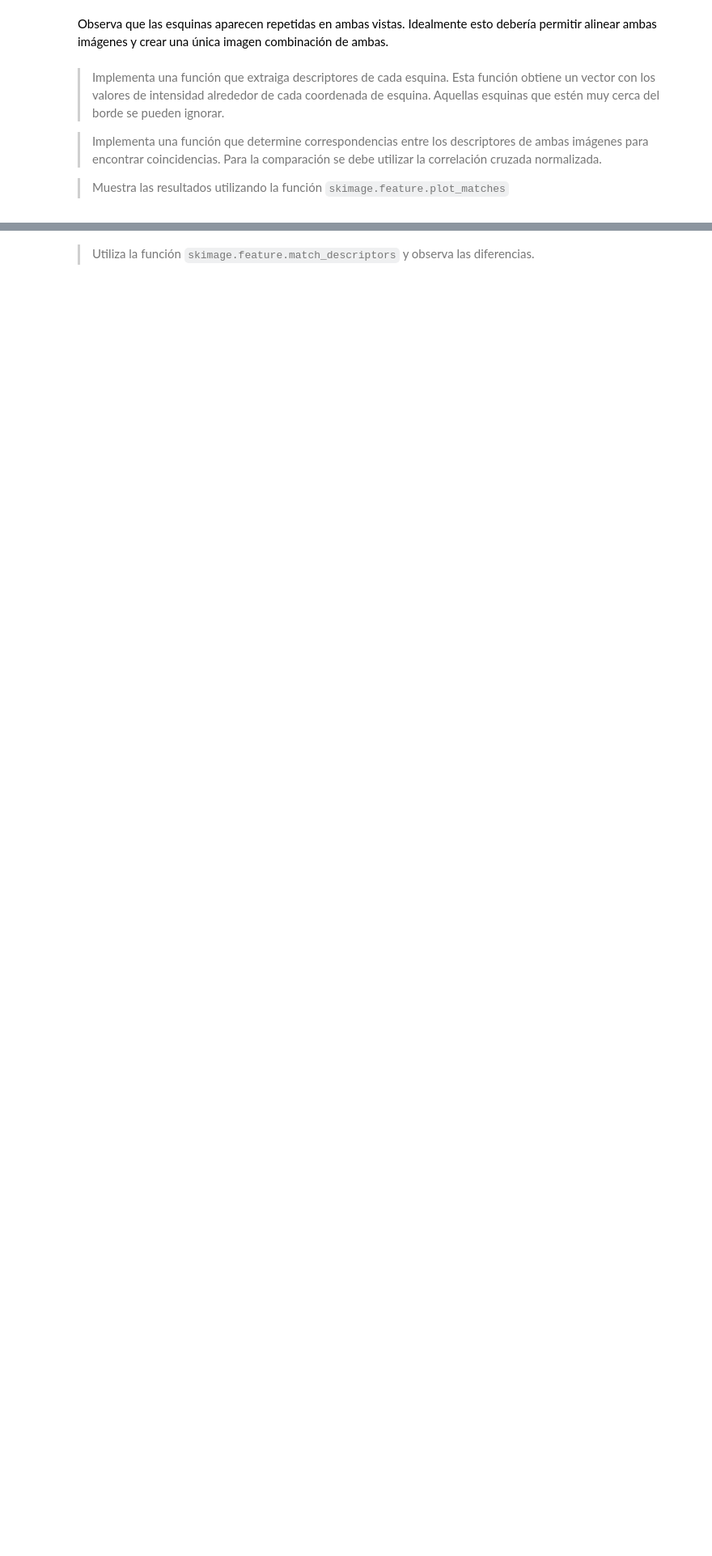
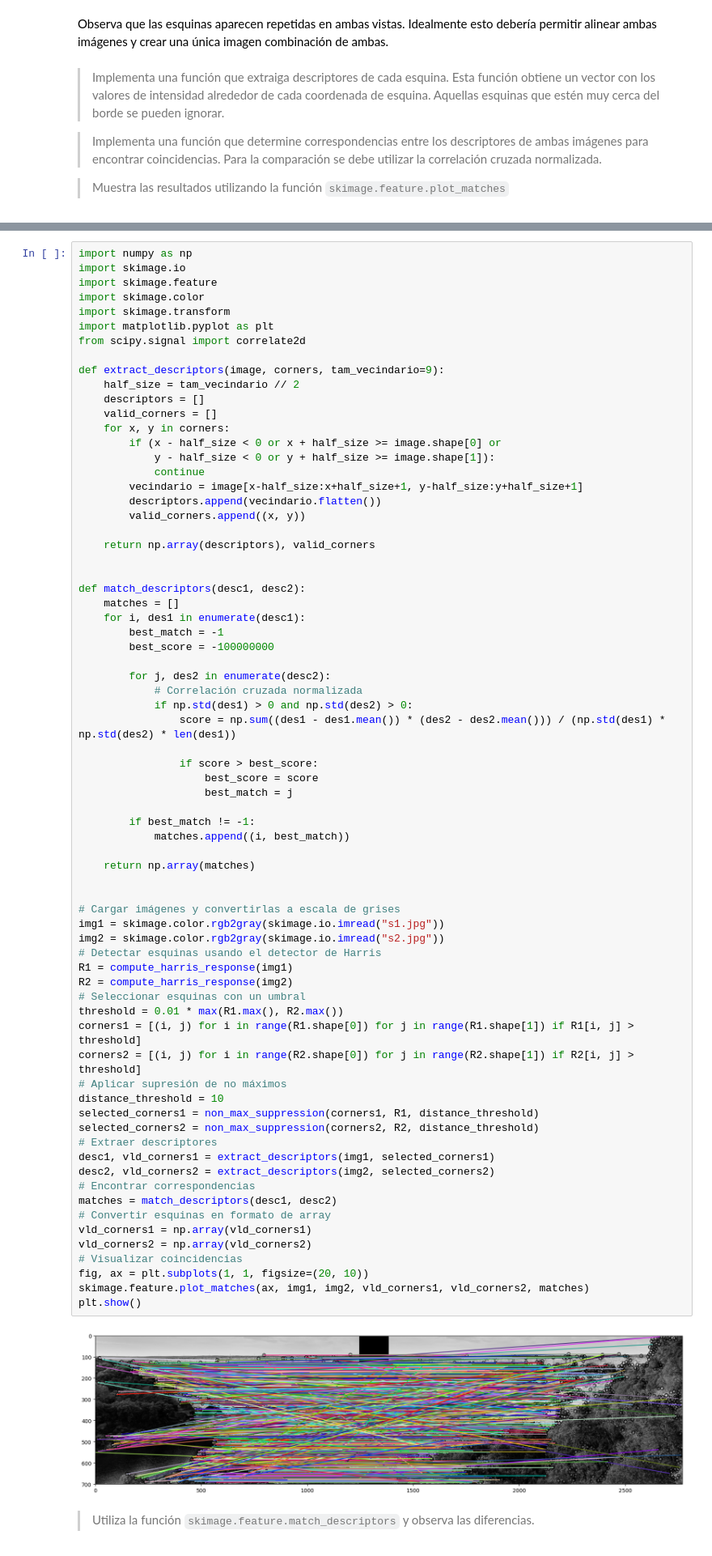
Before and after one commit to uo288207/vision_artificial, a Jupyter notebook: Prac05-Puntos.ipynb, the cells around one changed output, grey strips where cells are left out. Shown at 81% size. Cells and saved outputs as stored; diff of their text form; blank space fills up the shorter version.

```diff
--- a/Prac05-Puntos.ipynb
+++ b/Prac05-Puntos.ipynb
@@ -355,3 +212,76 @@ plt.show()
+# %%
+import numpy as np
+import skimage.io
+import skimage.feature
+import skimage.color
+import skimage.transform
+import matplotlib.pyplot as plt
+from scipy.signal import correlate2d
+
+def extract_descriptors(image, corners, tam_vecindario=9):
+    half_size = tam_vecindario // 2
+    descriptors = []
+    valid_corners = []
+    for x, y in corners:
+        if (x - half_size < 0 or x + half_size >= image.shape[0] or
+            y - half_size < 0 or y + half_size >= image.shape[1]):
+            continue
+        vecindario = image[x-half_size:x+half_size+1, y-half_size:y+half_size+1]
+        descriptors.append(vecindario.flatten())
+        valid_corners.append((x, y))
+
+    return np.array(descriptors), valid_corners
+
+
+def match_descriptors(desc1, desc2):
+    matches = []
+    for i, des1 in enumerate(desc1):
+        best_match = -1
+        best_score = -100000000
+
+        for j, des2 in enumerate(desc2):
+            # Correlación cruzada normalizada
+            if np.std(des1) > 0 and np.std(des2) > 0:
+                score = np.sum((des1 - des1.mean()) * (des2 - des2.mean())) / (np.std(des1) * np.std(des2) * len(des1))
+
+                if score > best_score:
+                    best_score = score
+                    best_match = j
+
+        if best_match != -1:
+            matches.append((i, best_match))
+
+    return np.array(matches)
+
+
+# Cargar imágenes y convertirlas a escala de grises
+img1 = skimage.color.rgb2gray(skimage.io.imread("s1.jpg"))
+img2 = skimage.color.rgb2gray(skimage.io.imread("s2.jpg"))
+# Detectar esquinas usando el detector de Harris
+R1 = compute_harris_response(img1)
+R2 = compute_harris_response(img2)
+# Seleccionar esquinas con un umbral
+threshold = 0.01 * max(R1.max(), R2.max())
+corners1 = [(i, j) for i in range(R1.shape[0]) for j in range(R1.shape[1]) if R1[i, j] > threshold]
+corners2 = [(i, j) for i in range(R2.shape[0]) for j in range(R2.shape[1]) if R2[i, j] > threshold]
+# Aplicar supresión de no máximos
+distance_threshold = 10
+selected_corners1 = non_max_suppression(corners1, R1, distance_threshold)
+selected_corners2 = non_max_suppression(corners2, R2, distance_threshold)
+# Extraer descriptores
+desc1, vld_corners1 = extract_descriptors(img1, selected_corners1)
+desc2, vld_corners2 = extract_descriptors(img2, selected_corners2)
+# Encontrar correspondencias
+matches = match_descriptors(desc1, desc2)
+# Convertir esquinas en formato de array
+vld_corners1 = np.array(vld_corners1)
+vld_corners2 = np.array(vld_corners2)
+# Visualizar coincidencias
+fig, ax = plt.subplots(1, 1, figsize=(20, 10))
+skimage.feature.plot_matches(ax, img1, img2, vld_corners1, vld_corners2, matches)
+plt.show()
+# %% [output]
+[figure, added]
 # %% [markdown]
 > Utiliza la función `skimage.feature.match_descriptors` y observa las diferencias.
 # %%
```
Also changed, not shown: parts of 10 cells of this notebook.
